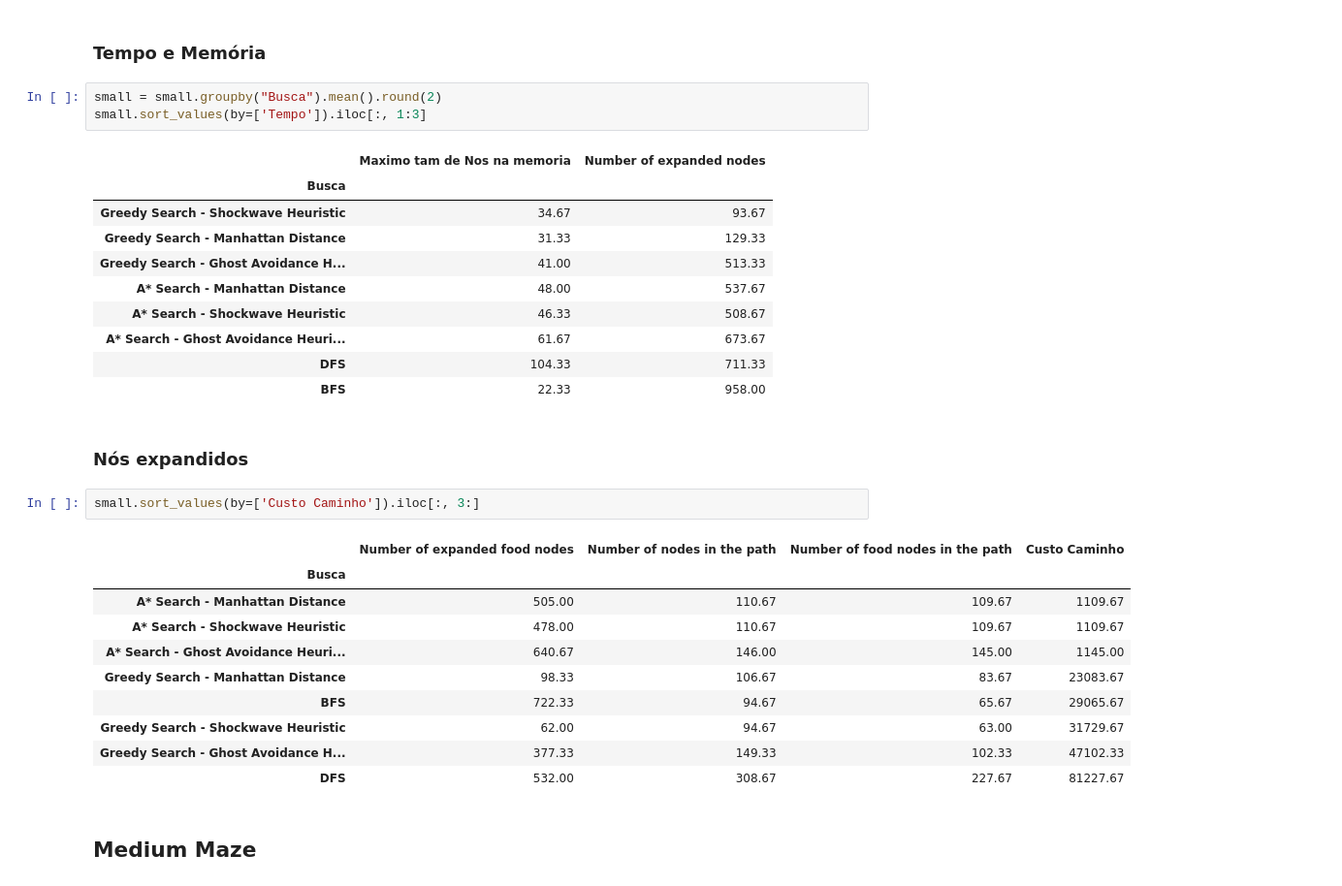
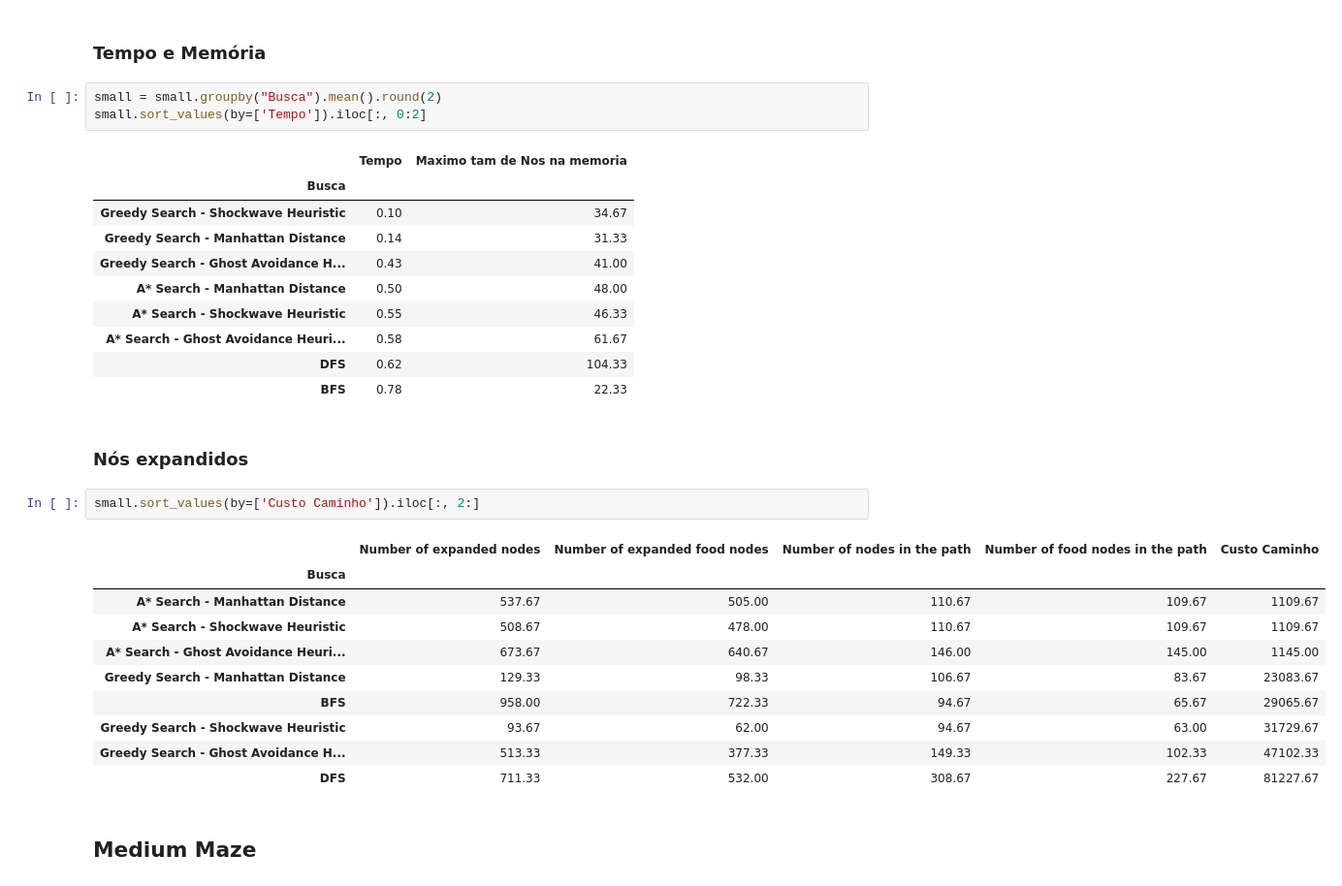
Before and after one commit to carolineap/mo416-2020s1-unicamp, a Jupyter notebook: project1/analysis.ipynb, the cells around one changed output. Shown: that part at 97% size. Drawn from its saved outputs; the diff is of its cells as text.

```diff
--- a/project1/analysis.ipynb
+++ b/project1/analysis.ipynb
@@ -126,33 +112,33 @@ tiny.sort_values(by=['Custo Caminho']).iloc[:, 3:]
 ### Tempo e Memória
 # %%
 small = small.groupby("Busca").mean().round(2)
-small.sort_values(by=['Tempo']).iloc[:, 1:3]
+small.sort_values(by=['Tempo']).iloc[:, 0:2]
 # %% [output]
-|  | Maximo tam de Nos na memoria | Number of expanded nodes |
+|  | Tempo | Maximo tam de Nos na memoria |
 | Busca |  |  |
-| Greedy Search - Shockwave Heuristic | 34.67 | 93.67 |
-| Greedy Search - Manhattan Distance | 31.33 | 129.33 |
-| Greedy Search - Ghost Avoidance H... | 41.00 | 513.33 |
-| A* Search - Manhattan Distance | 48.00 | 537.67 |
-| A* Search - Shockwave Heuristic | 46.33 | 508.67 |
-| A* Search - Ghost Avoidance Heuri... | 61.67 | 673.67 |
-| DFS | 104.33 | 711.33 |
-| BFS | 22.33 | 958.00 |
+| Greedy Search - Shockwave Heuristic | 0.10 | 34.67 |
+| Greedy Search - Manhattan Distance | 0.14 | 31.33 |
+| Greedy Search - Ghost Avoidance H... | 0.43 | 41.00 |
+| A* Search - Manhattan Distance | 0.50 | 48.00 |
+| A* Search - Shockwave Heuristic | 0.55 | 46.33 |
+| A* Search - Ghost Avoidance Heuri... | 0.58 | 61.67 |
+| DFS | 0.62 | 104.33 |
+| BFS | 0.78 | 22.33 |
 # %% [markdown]
 ### Nós expandidos
 # %%
-small.sort_values(by=['Custo Caminho']).iloc[:, 3:]
+small.sort_values(by=['Custo Caminho']).iloc[:, 2:]
 # %% [output]
-|  | Number of expanded food nodes | Number of nodes in the path | Number of food nodes in the path | Custo Caminho |
-| Busca |  |  |  |  |
-| A* Search - Manhattan Distance | 505.00 | 110.67 | 109.67 | 1109.67 |
-| A* Search - Shockwave Heuristic | 478.00 | 110.67 | 109.67 | 1109.67 |
-| A* Search - Ghost Avoidance Heuri... | 640.67 | 146.00 | 145.00 | 1145.00 |
-| Greedy Search - Manhattan Distance | 98.33 | 106.67 | 83.67 | 23083.67 |
-| BFS | 722.33 | 94.67 | 65.67 | 29065.67 |
-| Greedy Search - Shockwave Heuristic | 62.00 | 94.67 | 63.00 | 31729.67 |
-| Greedy Search - Ghost Avoidance H... | 377.33 | 149.33 | 102.33 | 47102.33 |
-| DFS | 532.00 | 308.67 | 227.67 | 81227.67 |
+|  | Number of expanded nodes | Number of expanded food nodes | Number of nodes in the path | Number of food nodes in the path | Custo Caminho |
+| Busca |  |  |  |  |  |
+| A* Search - Manhattan Distance | 537.67 | 505.00 | 110.67 | 109.67 | 1109.67 |
+| A* Search - Shockwave Heuristic | 508.67 | 478.00 | 110.67 | 109.67 | 1109.67 |
+| A* Search - Ghost Avoidance Heuri... | 673.67 | 640.67 | 146.00 | 145.00 | 1145.00 |
+| Greedy Search - Manhattan Distance | 129.33 | 98.33 | 106.67 | 83.67 | 23083.67 |
+| BFS | 958.00 | 722.33 | 94.67 | 65.67 | 29065.67 |
+| Greedy Search - Shockwave Heuristic | 93.67 | 62.00 | 94.67 | 63.00 | 31729.67 |
+| Greedy Search - Ghost Avoidance H... | 513.33 | 377.33 | 149.33 | 102.33 | 47102.33 |
+| DFS | 711.33 | 532.00 | 308.67 | 227.67 | 81227.67 |
 # %% [markdown]
 ## Medium Maze
 # %% [markdown]
```
Also changed, not shown: parts of 16 cells of this notebook.
